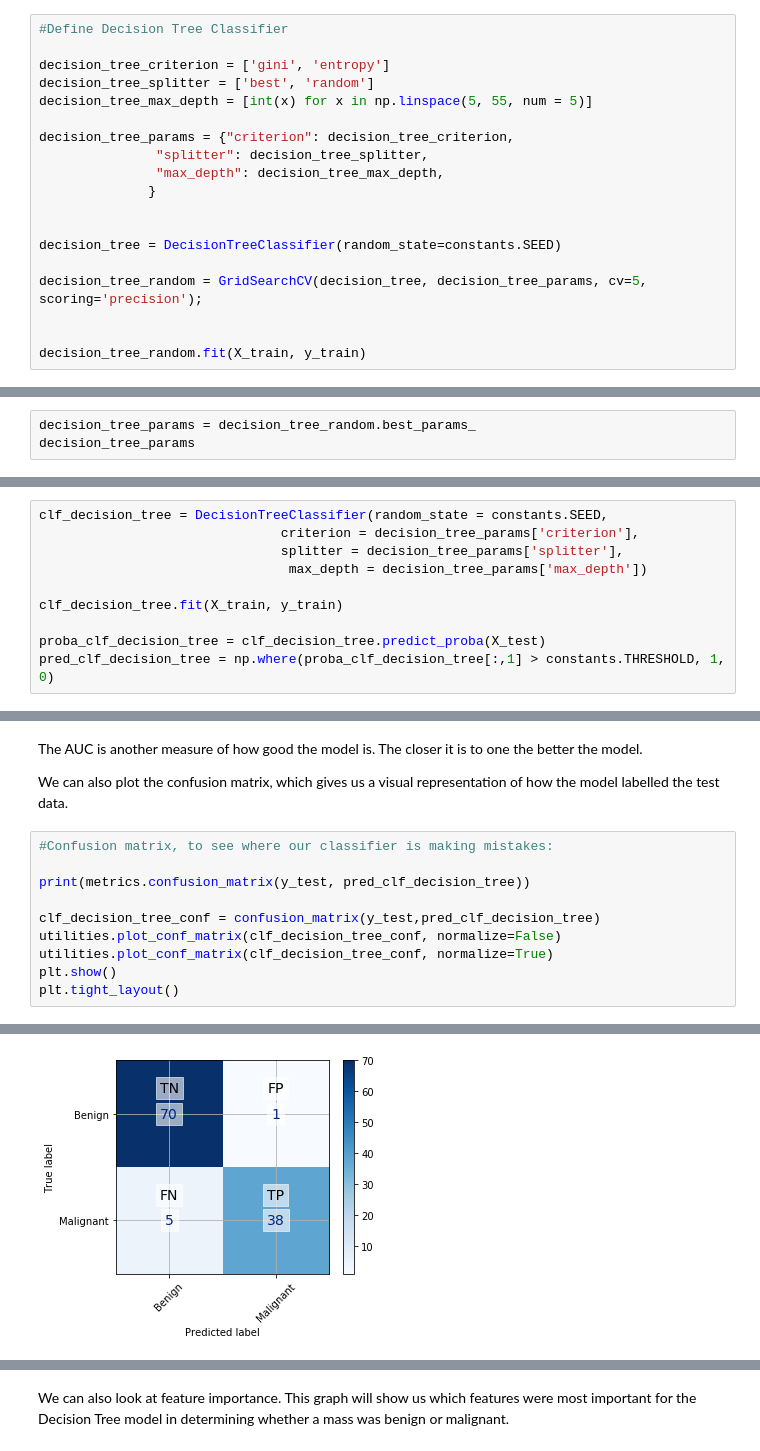
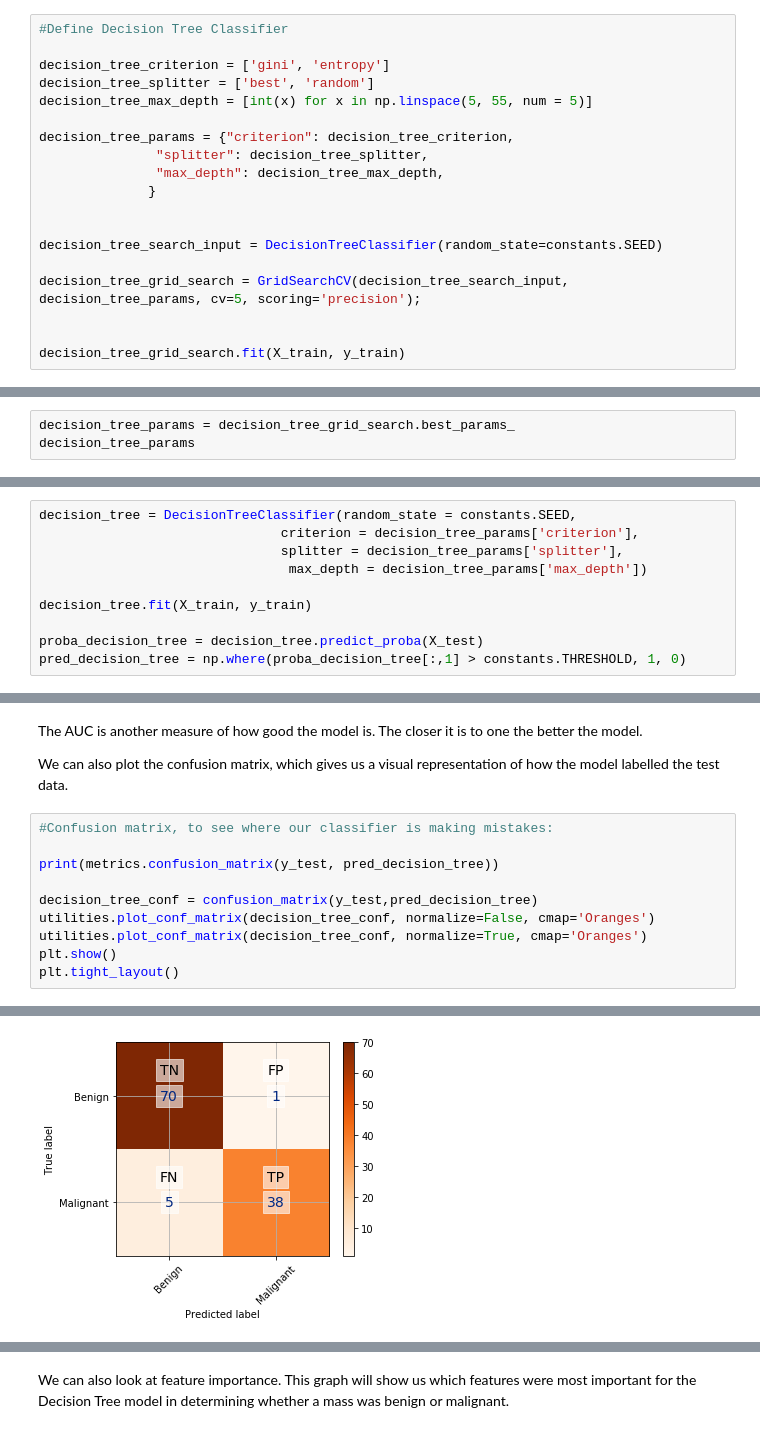
Before and after one commit to DaniiClarkee/Team4_CFG, a Jupyter notebook: Team_4_analysis_full_notebook_Rose.ipynb, the cells around one changed output, grey strips where cells are left out. Cells and saved outputs as stored; diff of their text form.

```diff
--- a/Team_4_analysis_full_notebook_Rose.ipynb
+++ b/Team_4_analysis_full_notebook_Rose.ipynb
@@ -522,12 +529,12 @@ decision_tree_params = {"criterion": decision_tree_criterion,
               }
 
 
-decision_tree = DecisionTreeClassifier(random_state=constants.SEED)
+decision_tree_search_input = DecisionTreeClassifier(random_state=constants.SEED)
 
-decision_tree_random = GridSearchCV(decision_tree, decision_tree_params, cv=5, scoring='precision');
+decision_tree_grid_search = GridSearchCV(decision_tree_search_input, decision_tree_params, cv=5, scoring='precision');
 
 
-decision_tree_random.fit(X_train, y_train)
+decision_tree_grid_search.fit(X_train, y_train)
 # %% [output]
 GridSearchCV(cv=5, error_score=nan,
              estimator=DecisionTreeClassifier(ccp_alpha=0.0, class_weight=None,
@@ -551,7 +558,7 @@ GridSearchCV(cv=5, error_score=nan,
 # %% [markdown]
 Now we can see what the best parameters are.
 # %%
-decision_tree_params = decision_tree_random.best_params_
+decision_tree_params = decision_tree_grid_search.best_params_
 decision_tree_params
 # %% [output]
 {'criterion': 'entropy', 'max_depth': 5, 'splitter': 'best'}
@@ -560,15 +567,15 @@ decision_tree_params
 
 ### 3.2 Running the model
 # %%
-clf_decision_tree = DecisionTreeClassifier(random_state = constants.SEED,
+decision_tree = DecisionTreeClassifier(random_state = constants.SEED,
                                criterion = decision_tree_params['criterion'],
                                splitter = decision_tree_params['splitter'],
                                 max_depth = decision_tree_params['max_depth'])
 
-clf_decision_tree.fit(X_train, y_train)
+decision_tree.fit(X_train, y_train)
 
-proba_clf_decision_tree = clf_decision_tree.predict_proba(X_test)
-pred_clf_decision_tree = np.where(proba_clf_decision_tree[:,1] > constants.THRESHOLD, 1, 0)
+proba_decision_tree = decision_tree.predict_proba(X_test)
+pred_decision_tree = np.where(proba_decision_tree[:,1] > constants.THRESHOLD, 1, 0)
 # %% [markdown]
 ### 3.3 Evalutating the model
 
@@ -586,20 +593,20 @@ We can also plot the confusion matrix, which gives us a visual representation of
 # %%
 #Confusion matrix, to see where our classifier is making mistakes:
 
-print(metrics.confusion_matrix(y_test, pred_clf_decision_tree))
+print(metrics.confusion_matrix(y_test, pred_decision_tree))
 
-clf_decision_tree_conf = confusion_matrix(y_test,pred_clf_decision_tree)
-utilities.plot_conf_matrix(clf_decision_tree_conf, normalize=False)
-utilities.plot_conf_matrix(clf_decision_tree_conf, normalize=True)
+decision_tree_conf = confusion_matrix(y_test,pred_decision_tree)
+utilities.plot_conf_matrix(decision_tree_conf, normalize=False, cmap='Oranges')
+utilities.plot_conf_matrix(decision_tree_conf, normalize=True, cmap='Oranges')
 plt.show()
 plt.tight_layout()
 # %% [output]
 [[70  1]
  [ 5 38]]
 Confusion matrix, without normalization
 [[70  1]
  [ 5 38]]
 Normalized confusion matrix
 [[0.98591549 0.01408451]
  [0.11627907 0.88372093]]
-[figure, old version]
+[figure, new version]
```
Also changed, not shown: parts of 39 cells of this notebook, 10 other files.
